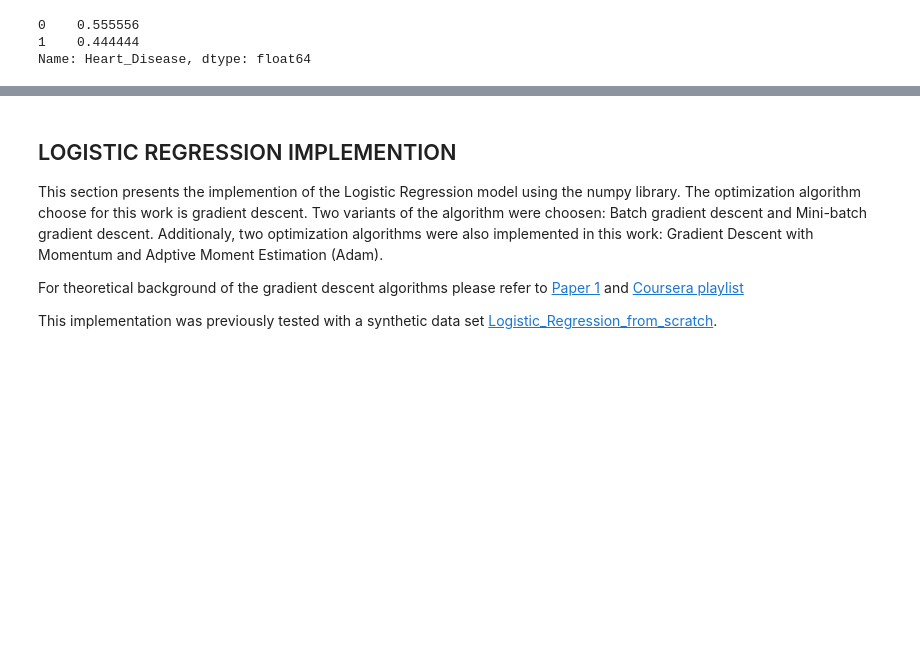
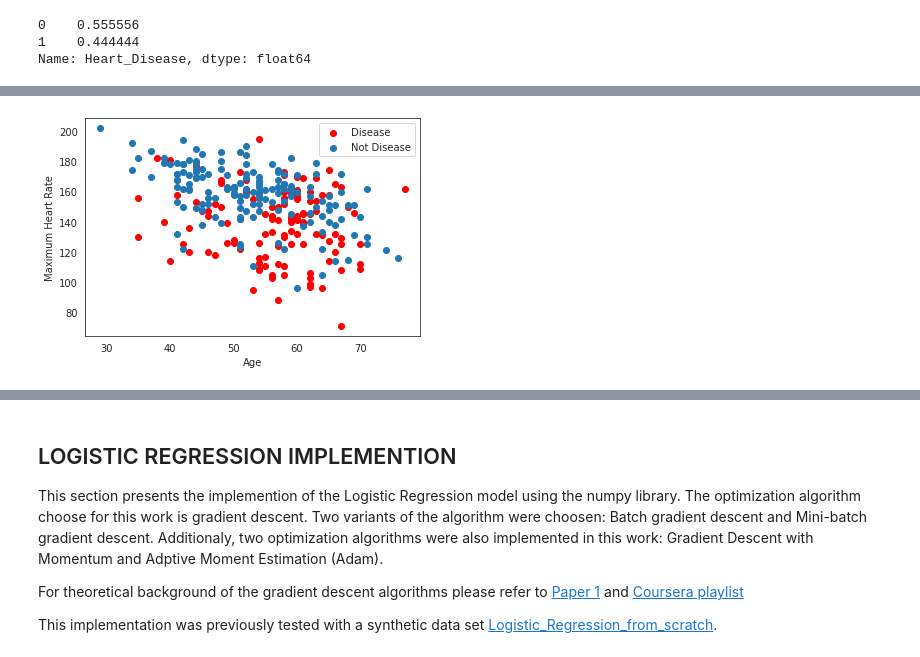
Before and after one commit to AlejandroSepulvedaGuatecique/Projects-in-Ml-and-AI-, a Jupyter notebook: HW1/HW1_Logistic_Regression_Implementation.ipynb, the cells around one changed output, grey strips where cells are left out. Drawn from its saved outputs; the diff is of its cells as text; code cells hidden in the pictures; blank space fills up the shorter version.

```diff
--- a/HW1/HW1_Logistic_Regression_Implementation.ipynb
+++ b/HW1/HW1_Logistic_Regression_Implementation.ipynb
@@ -187,36 +169,9 @@ plt.show()
-# %%
-m = len(y)
-n = np.size(X,1)
-params = 100*np.ones((n,1))
-print(params)
-iterations = 900000
-learning_rate = 0.001
-
-initial_cost = compute_cost(X, y, params)
-
-print("Initial Cost is: {} \n".format(initial_cost))
-
-(cost_history, params_optimal) = gradient_descent(X, y, params, learning_rate, iterations)
-
-plt.figure()
-sns.set_style('white')
-plt.plot(range(len(cost_history)), cost_history, 'r')
-plt.title("Convergence Graph of Cost Function")
-plt.xlabel("Number of Iterations")
-plt.ylabel("Cost")
-plt.show()
-# %%
-df = pd.read_csv('https://raw.githubusercontent.com/AlejandroSepulvedaGuatecique/Projects-in-Ml-and-AI-/main/HW1/smoke_detection_iot.csv')
-
-df.columns = [c.replace(' ', '_') for c in df.columns] #Some columns names have spaces, here spaces are replaced by '_'
-df.drop(['Unnamed:_0', 'UTC'],inplace=True, axis=1)
-df.columns
-y = df['Fire_Alarm']
-X = df[['Temperature[C]', 'Humidity[%]', 'TVOC[ppb]', 'eCO2[ppm]', 'Raw_H2',
-       'Raw_Ethanol', 'Pressure[hPa]', 'PM1.0', 'PM2.5', 'NC0.5', 'NC1.0',
-       'NC2.5', 'CNT']]
-
-m = len(y)
-n = np.size(X,1)
-X = np.hstack((np.ones((m,1)),X))
-y = y[:,np.newaxis]
+# %%
+plt.scatter(x=df.Age[df.Heart_Disease==1], y=df.Max_HR[(df.Heart_Disease==1)], c="red")
+plt.scatter(x=df.Age[df.Heart_Disease==0], y=df.Max_HR[(df.Heart_Disease==0)])
+plt.legend(["Disease", "Not Disease"])
+plt.xlabel("Age")
+plt.ylabel("Maximum Heart Rate")
+plt.show()
+# %% [output]
+[figure, added]
```
Also changed, not shown: parts of 17 cells of this notebook.
